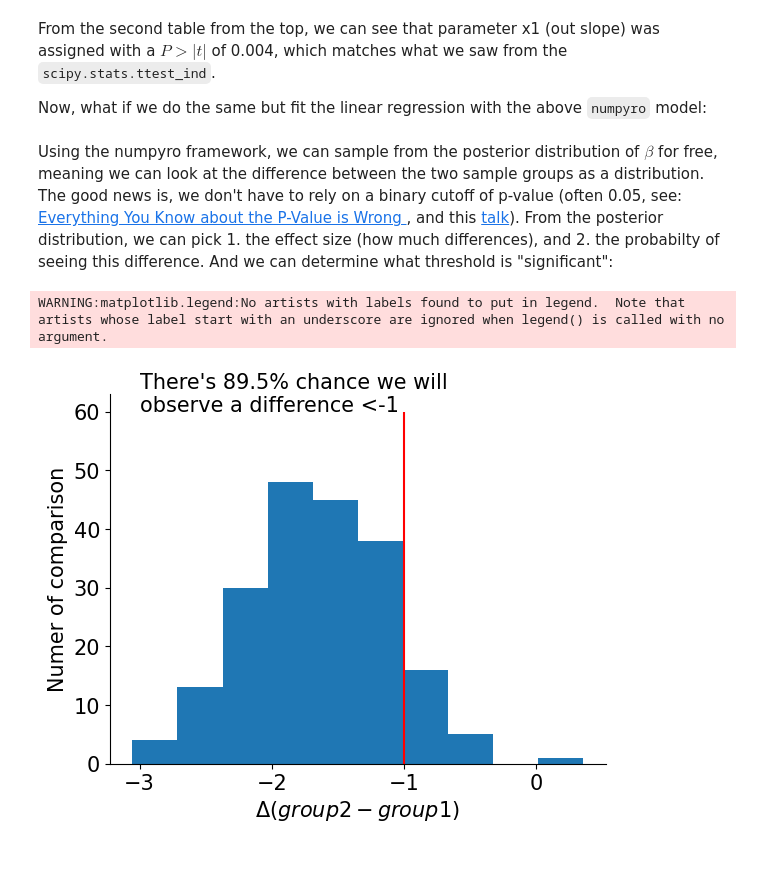
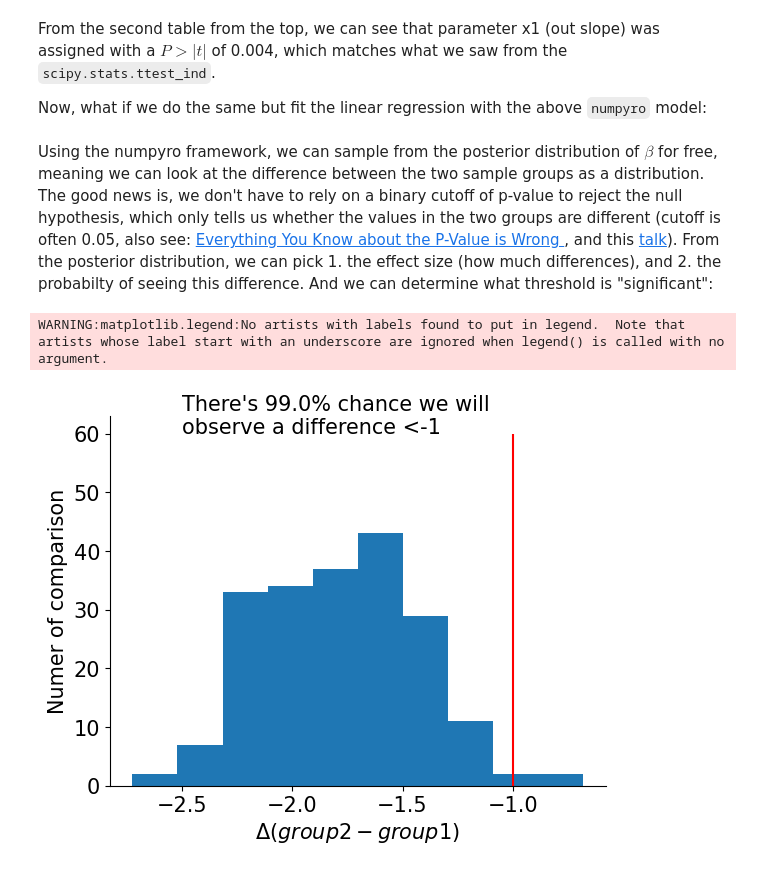
Before and after one commit to wckdouglas/personal_website, a Jupyter notebook: ipynb/numpyro.ipynb, the cells around one changed output. Saved outputs shown, nothing was run; the diff lists cells and outputs as text; code cells hidden in the pictures.

```diff
--- a/ipynb/numpyro.ipynb
+++ b/ipynb/numpyro.ipynb
@@ -252,7 +265,7 @@ In such a case, the slope parameter ($\beta_1$) is t-tested against the null hyp
 
 We can do a simulated example with two groups:
 # %%
-n_samples = 10  # how many samples to simulate for each group
+n_samples = 50  # how many samples to simulate for each group
 group1_mean = 10  # the mean for group 1
 group2_mean = 8  # the mean for group 2
 group1_samples = dist.Normal(loc=group1_mean, scale=3).sample(
@@ -263,0 +279,31 @@ group2_samples = dist.Normal(loc=group2_mean, scale=1).sample(
+# %%
+fig = plt.figure()
+ax = fig.add_subplot()
+sns.swarmplot(
+    data = pd.DataFrame(
+        dict(
+            group=["group1"] * n_samples + ["group2"] * n_samples,
+            value=jnp.append(group1_samples, group2_samples),
+        )
+    ),
+    x="group",
+    y="value",
+    ax=ax
+)
+x_shift=0.1
+ax.hlines(
+    y=group1_mean,
+    xmin=-x_shift,
+    xmax=x_shift,
+    color="red",
+    lw=3
+)
+ax.hlines(
+    y=group2_mean,
+    xmin=1- x_shift,
+    xmax=1 + x_shift,
+    color="red",
+    lw=3
+)
+ax.plot([0,1],[group1_mean, group2_mean], color="red")
+sns.despine()
@@ -312,28 +362,31 @@ mcmc = MCMC(nuts_kernel, num_warmup=1000, num_samples=200, num_chains=1)
 rng_key = random.PRNGKey(0)
 mcmc.run(rng_key, x, y)
 # %% [markdown]
-Using the numpyro framework, we can sample from the posterior distribution of $\beta$ for free, meaning we can look at the difference between the two sample groups as a distribution. The good news is, we don't have to rely on a binary cutoff of p-value (often 0.05, see: [Everything You Know about the P-Value is Wrong
-](https://www.tldrpharmacy.com/content/everything-you-know-about-the-p-value-is-wrong), and this [talk](https://speakerdeck.com/pycon2016/jake-vanderplas-statistics-for-hackers?slide=47)). From the posterior distribution, we can pick 1. the effect size (how much differences), and 2. the probabilty of seeing this difference. And we can determine what threshold is "significant":
+Using the numpyro framework, we can sample from the posterior distribution of $\beta$ for free, meaning we can look at the difference between the two sample groups as a distribution.
+The good news is, we don't have to rely on a binary cutoff of p-value to reject the null hypothesis,
+which only tells us whether the values in the two groups are different (cutoff is often 0.05, also see: [Everything You Know about the P-Value is Wrong
+](https://www.tldrpharmacy.com/content/everything-you-know-about-the-p-value-is-wrong), and this [talk](https://speakerdeck.com/pycon2016/jake-vanderplas-statistics-for-hackers?slide=47)).
+From the posterior distribution, we can pick 1. the effect size (how much differences), and 2. the probabilty of seeing this difference. And we can determine what threshold is "significant":
 # %%
 threshold = -1
 diff = mcmc.get_samples()["beta"]
 prob = len(diff[diff < threshold]) / len(diff)
 
 fig = plt.figure()
 ax = fig.add_subplot()
 ax.hist(diff.reshape(-1), bins=10)
 ax.vlines(x=threshold, ymin=0, ymax=60, color="red")
 ax.text(
-    -3,
+    -2.5,
     60,
     f"There's {prob*100}% chance we will\nobserve a difference <{threshold}",
     ha="left",
-    fontsize=15
+    fontsize=15,
 )
-ax.set_xlabel(r'$\Delta (group2-group1)$')
-ax.set_ylabel('Numer of comparison')
+ax.set_xlabel(r"$\Delta (group2-group1)$")
+ax.set_ylabel("Numer of comparison")
 sns.despine()
 ax.legend().set_visible(False)
 # %% [output]
 WARNING:matplotlib.legend:No artists with labels found to put in legend.  Note that artists whose label start with an underscore are ignored when legend() is called with no argument.
-[figure, old version]
+[figure, new version]
```
Also changed, not shown: parts of 10 cells of this notebook, 4 other files.
